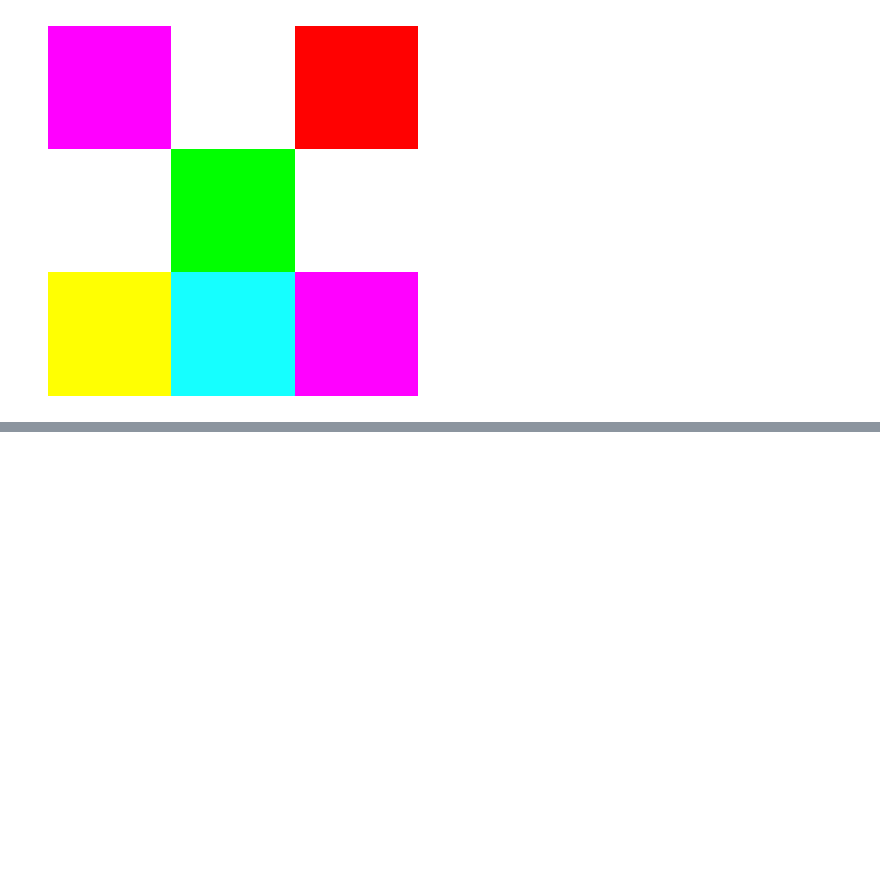
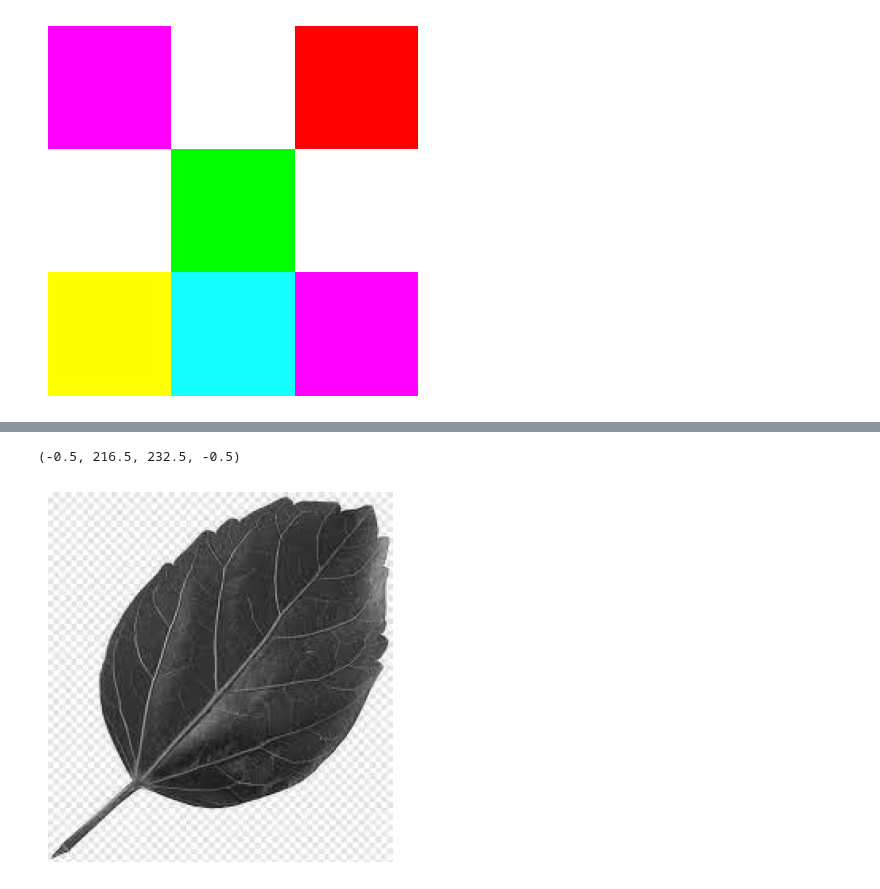
Before and after one commit to GabrielPl-1/Aula_viscomp, a Jupyter notebook: main.ipynb, the cells around one changed output, grey strips where cells are left out. Saved outputs shown, nothing was run; the diff lists cells and outputs as text; code cells hidden in the pictures; blank space fills up the shorter version.

```diff
--- a/main.ipynb
+++ b/main.ipynb
@@ -116,0 +155,15 @@ plt.show()
+# %%
+num_lin = img_RGB.shape[0]
+num_col = img_RGB.shape[1]
+
+img_gray=np.zeros((num_lin,num_col), dtype="uint8")
+for l in range (num_lin):
+    for c in range (num_col):
+        (r, g, b) = img_RGB[l,c]
+        img_gray[l,c] = (int(r)+int(g)+int(b))//3
+
+plt.imshow(img_gray,cmap='gray')
+plt.axis("off")
+# %% [output]
+(-0.5, 216.5, 232.5, -0.5)
+[figure, added]
```
Also changed, not shown: parts of 17 cells of this notebook, 17 other files.
